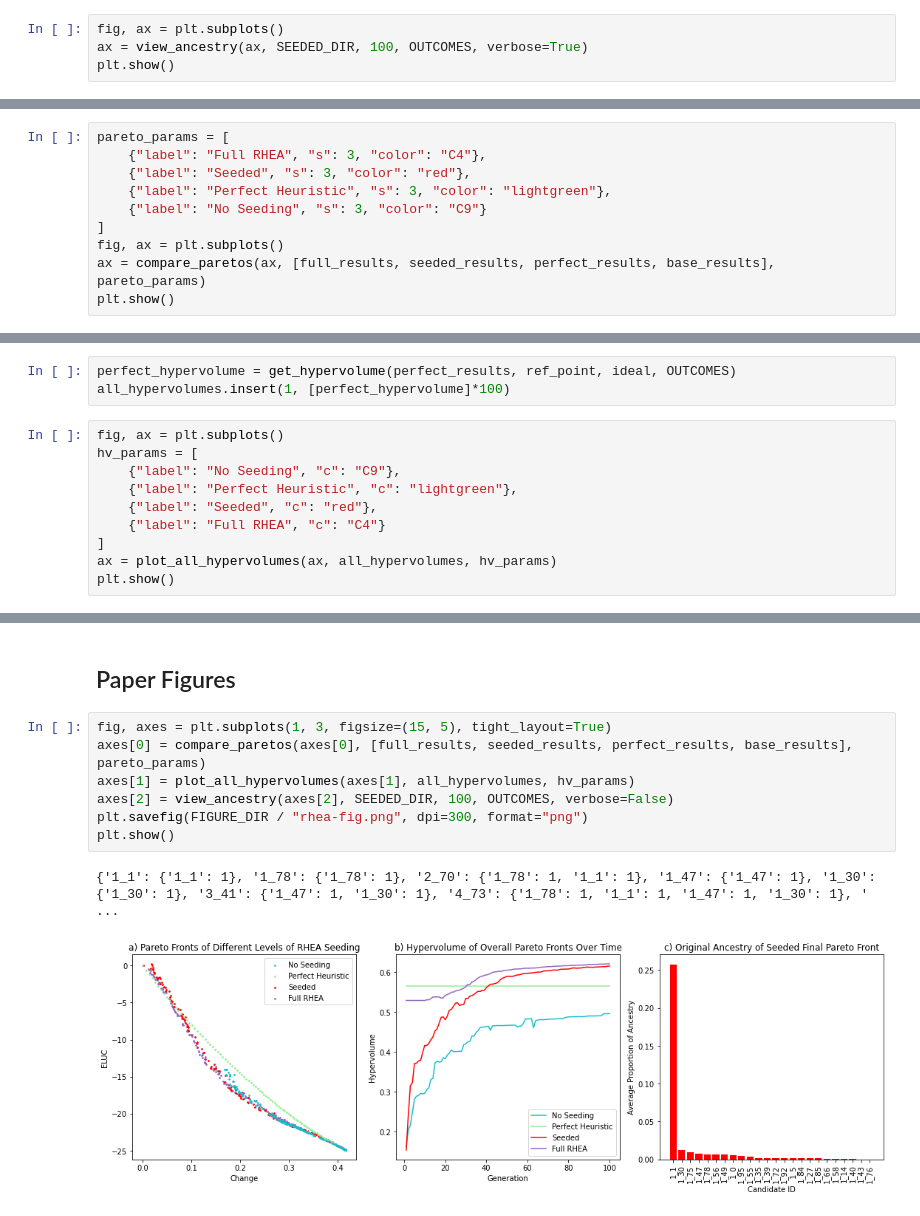
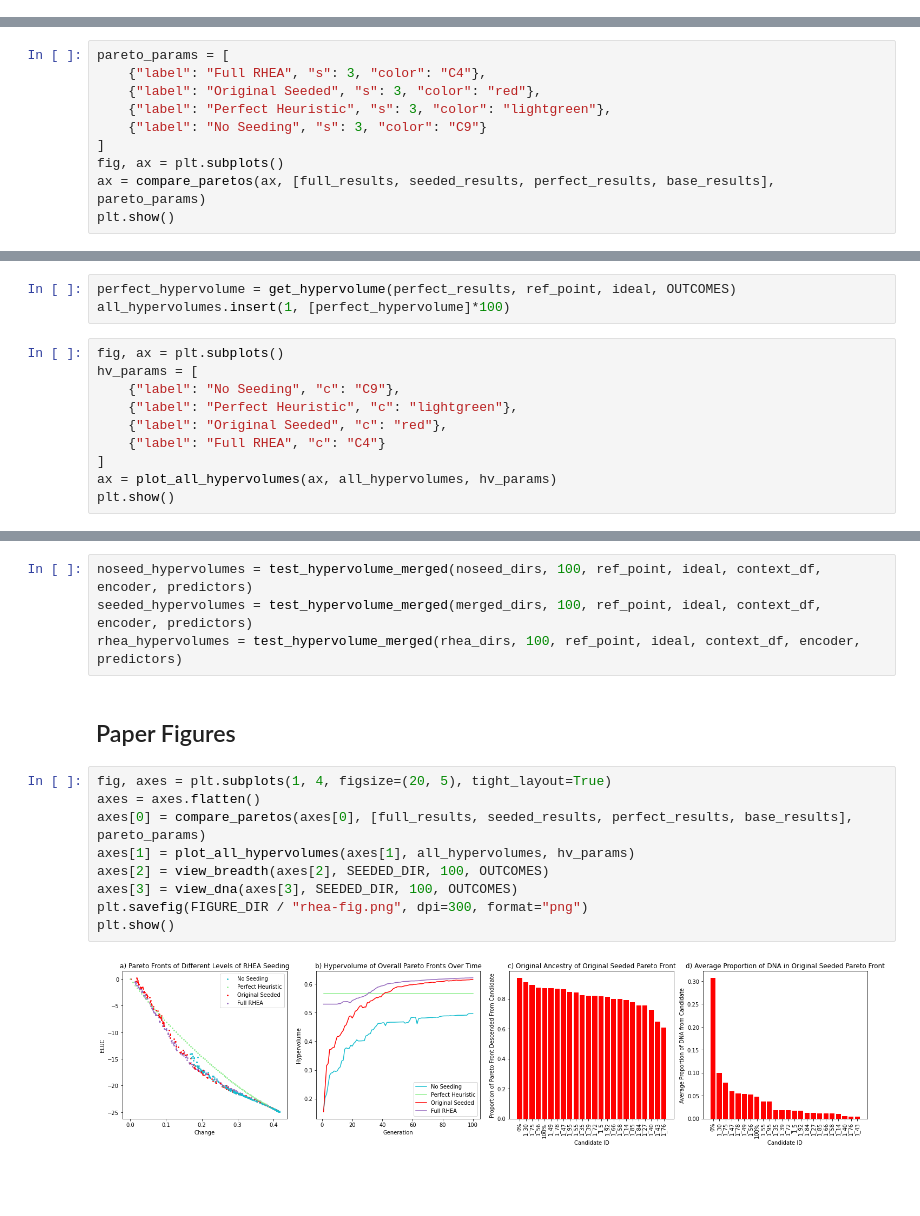
Before and after one commit to Project-Resilience/mvp, a Jupyter notebook: use_cases/eluc/experiments/rhea.ipynb, the cells around one changed output, grey strips where cells are left out. Drawn from its saved outputs; the diff is of its cells as text; blank space fills up the shorter version.

```diff
--- a/use_cases/eluc/experiments/rhea.ipynb
+++ b/use_cases/eluc/experiments/rhea.ipynb
@@ -80,5 +111 @@ def view_ancestry(ax: plt.Axes, results_dir: Path, final_gen: int, outcomes: lis
     return ax
-# %%
-fig, ax = plt.subplots()
-ax = view_ancestry(ax, SEEDED_DIR, 100, OUTCOMES, verbose=True)
-plt.show()
@@ -132,7 +165,7 @@ def compare_paretos(ax: plt.Axes, results_dfs: list[pd.DataFrame], plot_params:
 # %%
 pareto_params = [
     {"label": "Full RHEA", "s": 3, "color": "C4"},
-    {"label": "Seeded", "s": 3, "color": "red"},
+    {"label": "Original Seeded", "s": 3, "color": "red"},
     {"label": "Perfect Heuristic", "s": 3, "color": "lightgreen"},
     {"label": "No Seeding", "s": 3, "color": "C9"}
 ]
@@ -211,7 +244,7 @@ fig, ax = plt.subplots()
 hv_params = [
     {"label": "No Seeding", "c": "C9"},
     {"label": "Perfect Heuristic", "c": "lightgreen"},
-    {"label": "Seeded", "c": "red"},
+    {"label": "Original Seeded", "c": "red"},
     {"label": "Full RHEA", "c": "C4"}
 ]
 ax = plot_all_hypervolumes(ax, all_hypervolumes, hv_params)
@@ -221,12 +356,17 @@ plt.show()
+# %%
+noseed_hypervolumes = test_hypervolume_merged(noseed_dirs, 100, ref_point, ideal, context_df, encoder, predictors)
+seeded_hypervolumes = test_hypervolume_merged(merged_dirs, 100, ref_point, ideal, context_df, encoder, predictors)
+rhea_hypervolumes = test_hypervolume_merged(rhea_dirs, 100, ref_point, ideal, context_df, encoder, predictors)
 # %% [markdown]
 ## Paper Figures
 # %%
-fig, axes = plt.subplots(1, 3, figsize=(15, 5), tight_layout=True)
+fig, axes = plt.subplots(1, 4, figsize=(20, 5), tight_layout=True)
+axes = axes.flatten()
 axes[0] = compare_paretos(axes[0], [full_results, seeded_results, perfect_results, base_results], pareto_params)
 axes[1] = plot_all_hypervolumes(axes[1], all_hypervolumes, hv_params)
-axes[2] = view_ancestry(axes[2], SEEDED_DIR, 100, OUTCOMES, verbose=False)
+axes[2] = view_breadth(axes[2], SEEDED_DIR, 100, OUTCOMES)
+axes[3] = view_dna(axes[3], SEEDED_DIR, 100, OUTCOMES)
 plt.savefig(FIGURE_DIR / "rhea-fig.png", dpi=300, format="png")
 plt.show()
 # %% [output]
-{'1_1': {'1_1': 1}, '1_78': {'1_78': 1}, '2_70': {'1_78': 1, '1_1': 1}, '1_47': {'1_47': 1}, '1_30': {'1_30': 1}, '3_41': {'1_47': 1, '1_30': 1}, '4_73': {'1_78': 1, '1_1': 1, '1_47': 1, '1_30': 1}, ' ...
-[figure, old version]
+[figure, new version]
```
Also changed, not shown: parts of 10 cells of this notebook, 6 other files.
